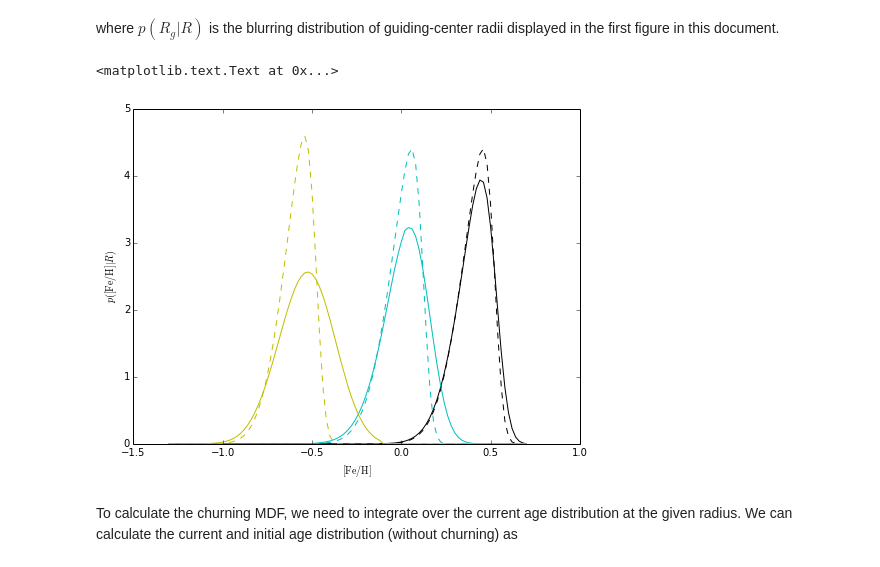
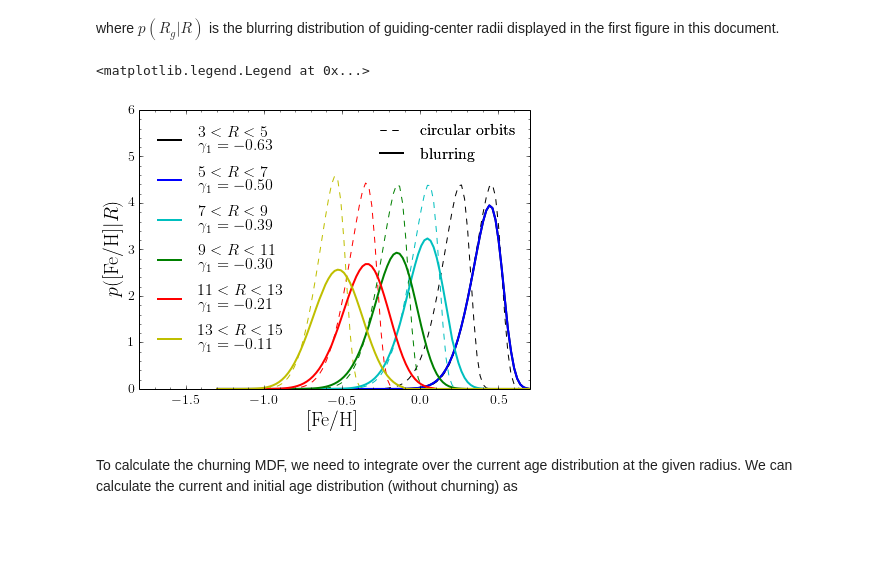
Before and after one commit to jobovy/simple-blurring-churning, a Jupyter notebook: blurring-churning-example.ipynb, the cells around one changed output. Drawn from its saved outputs; the diff is of its cells as text; code cells hidden in the pictures; blank space fills up the shorter version.

Commit message:
nicer plot of blurring

```diff
--- a/blurring-churning-example.ipynb
+++ b/blurring-churning-example.ipynb
@@ -118,7 +120,7 @@ To get the metallicity distribution function (MDF), we start from an assumed int
 # %% [markdown]
 We first plot the initial MDF:
 # %%
-fehs= numpy.linspace(-1.3,0.7,101)
+fehs= numpy.linspace(-1.3,0.7,102)
 # %%
 pFehInit4= simple_blurring_churning.pFehRg(fehs,4.)
 pFehInit8= simple_blurring_churning.pFehRg(fehs,8.)
@@ -157,20 +159,60 @@ $p([\mathrm{Fe/H}]|R) = \int \mathrm{d}R_g\,p([\mathrm{Fe/H}]|R_g)\,p(R_g|R)\,.$
 where $p(R_g|R)$ is the blurring distribution of guiding-center radii displayed in the first figure in this document.
 # %%
 pFehb4= simple_blurring_churning.blurring_pFehR(fehs,4.)
+pFehb6= simple_blurring_churning.blurring_pFehR(fehs,6.)
 pFehb8= simple_blurring_churning.blurring_pFehR(fehs,8.)
+pFehb10= simple_blurring_churning.blurring_pFehR(fehs,10.)
+pFehb12= simple_blurring_churning.blurring_pFehR(fehs,12.)
 pFehb14= simple_blurring_churning.blurring_pFehR(fehs,14.)
+#some more init
+pFehInit6= simple_blurring_churning.pFehRg(fehs,6.)
+pFehInit10= simple_blurring_churning.pFehRg(fehs,10.)
+pFehInit12= simple_blurring_churning.pFehRg(fehs,12.)
 # %%
-plot(fehs,pFehb4/numpy.sum(pFehb4)/(fehs[1]-fehs[0]),color='k')
-plot(fehs,pFehInit4/numpy.sum(pFehInit4)/(fehs[1]-fehs[0]),ls='--',color='k')
-plot(fehs,pFehb8/numpy.sum(pFehb8)/(fehs[1]-fehs[0]),color='c')
-plot(fehs,pFehInit8/numpy.sum(pFehInit8)/(fehs[1]-fehs[0]),ls='--',color='c')
-plot(fehs,pFehb14/numpy.sum(pFehb14)/(fehs[1]-fehs[0]),color='y')
-plot(fehs,pFehInit14/numpy.sum(pFehInit14)/(fehs[1]-fehs[0]),ls='--',color='y')
+bovy_plot.bovy_print(fig_width=7.,fig_height=5.,axes_labelsize=20,
+                         text_fontsize=20,legend_fontsize=12,
+                         xtick_labelsize=14,ytick_labelsize=14)
+line1= plot(fehs,pFehb4/numpy.sum(pFehb4)/(fehs[1]-fehs[0]),color='k',zorder=1,lw=2.)
+line7= plot(fehs,pFehInit4/numpy.sum(pFehInit4)/(fehs[1]-fehs[0]),ls='--',color='k',zorder=0)
+line2= plot(fehs,pFehb4/numpy.sum(pFehb4)/(fehs[1]-fehs[0]),color='b',zorder=1,lw=2.)
+plot(fehs,pFehInit6/numpy.sum(pFehInit6)/(fehs[1]-fehs[0]),ls='--',color='k',zorder=0)
+line3= plot(fehs,pFehb8/numpy.sum(pFehb8)/(fehs[1]-fehs[0]),color='c',zorder=1,lw=2.)
+plot(fehs,pFehInit8/numpy.sum(pFehInit8)/(fehs[1]-fehs[0]),ls='--',color='c',zorder=0)
+line4= plot(fehs,pFehb10/numpy.sum(pFehb10)/(fehs[1]-fehs[0]),color='g',zorder=1,lw=2.)
+plot(fehs,pFehInit10/numpy.sum(pFehInit10)/(fehs[1]-fehs[0]),ls='--',color='g',zorder=0)
+line5= plot(fehs,pFehb12/numpy.sum(pFehb12)/(fehs[1]-fehs[0]),color='r',zorder=1,lw=2.)
+plot(fehs,pFehInit12/numpy.sum(pFehInit12)/(fehs[1]-fehs[0]),ls='--',color='r',zorder=0)
+line6= plot(fehs,pFehb14/numpy.sum(pFehb14)/(fehs[1]-fehs[0]),color='y',zorder=1,lw=2.)
+plot(fehs,pFehInit14/numpy.sum(pFehInit14)/(fehs[1]-fehs[0]),ls='--',color='y',zorder=0)
+xlim(-1.8,0.7)
+ylim(0.,6.0)
 xlabel(r'$[\mathrm{Fe/H}]$')
 ylabel(r'$p([\mathrm{Fe/H}]|R)$')
+bovy_plot._add_ticks()
+#Add legend
+l1= pyplot.legend((line1[0],line2[0],line3[0],line4[0],line5[0],line6[0]),
+                  (r'$3 < R < 5$'+'\n'+r'$ \gamma_1 = %.2f$' % simple_blurring_churning.skewness(fehs,pFehb4),
+                   r'$5 < R < 7$'+'\n'+r'$ \gamma_1 = %.2f$' % simple_blurring_churning.skewness(fehs,pFehb6),
+                   r'$7 < R < 9$'+'\n'+r'$ \gamma_1 = %.2f$' % simple_blurring_churning.skewness(fehs,pFehb8),
+                   r'$9 < R < 11$'+'\n'+r'$ \gamma_1 = %.2f$' % simple_blurring_churning.skewness(fehs,pFehb10),
+                   r'$11 < R < 13$'+'\n'+r'$ \gamma_1 = %.2f$' % simple_blurring_churning.skewness(fehs,pFehb12),
+                   r'$13 < R < 15$'+'\n'+r'$ \gamma_1 = %.2f$' % simple_blurring_churning.skewness(fehs,pFehb14)),
+                  loc='upper left',#bbox_to_anchor=(.91,.375),
+                  numpoints=8,
+                  prop={'size':16},
+                  frameon=False)
+l2= pyplot.legend((line7[0],line1[0]),
+                  (r'$\mathrm{circular\ orbits}$',
+                   r'$\mathrm{blurring}$'),
+                  loc='upper right',#bbox_to_anchor=(.91,.375),
+                  numpoints=8,
+                  prop={'size':16},
+                  frameon=False)
+pyplot.gca().add_artist(l1)
+pyplot.gca().add_artist(l2)
 # %% [output]
-<matplotlib.text.Text at 0x...>
+<matplotlib.legend.Legend at 0x...>
-[figure, old version]
+[figure, new version]
 # %% [markdown]
 To calculate the churning MDF, we need to integrate over the current age distribution at the given radius. We can calculate the current and initial age distribution (without churning) as
 # %% [markdown]
```
Also changed, not shown: parts of 4 cells of this notebook.
